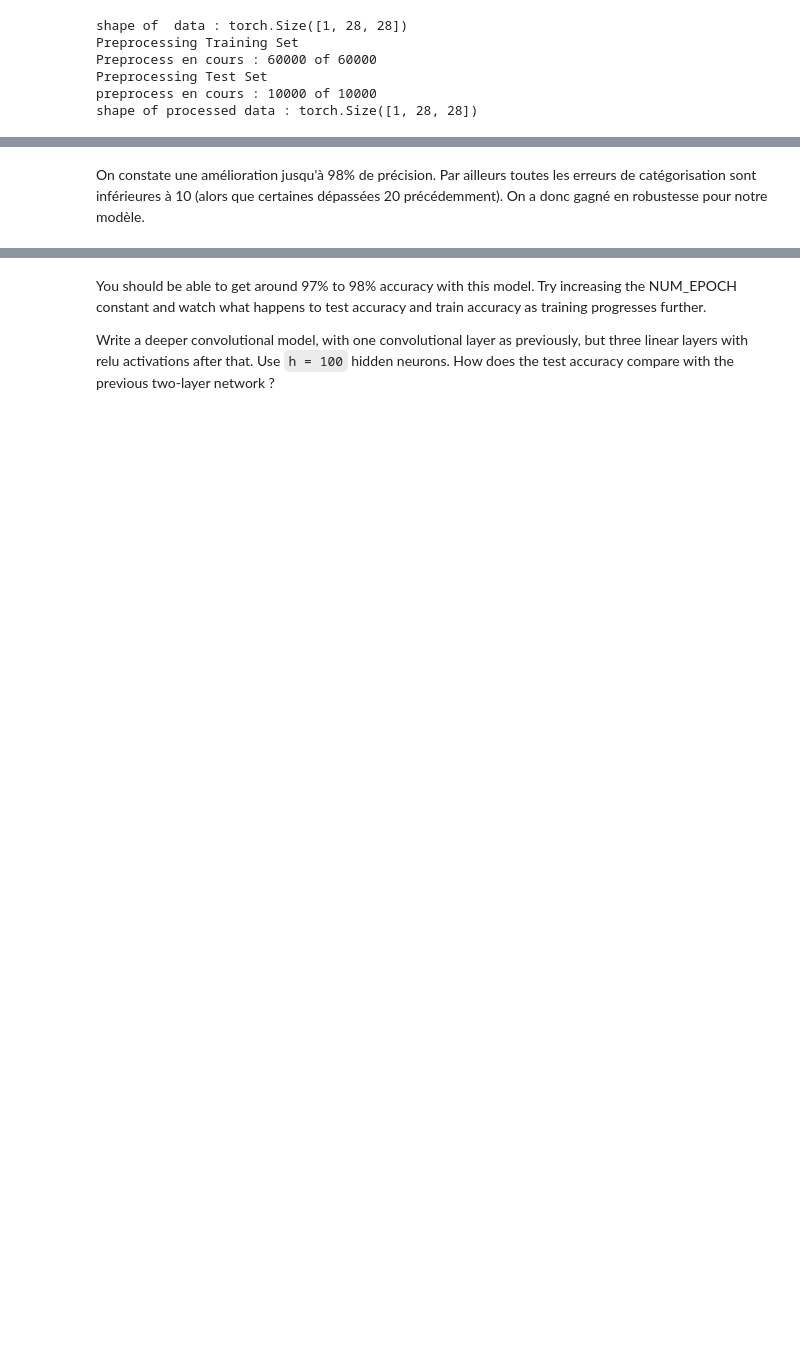
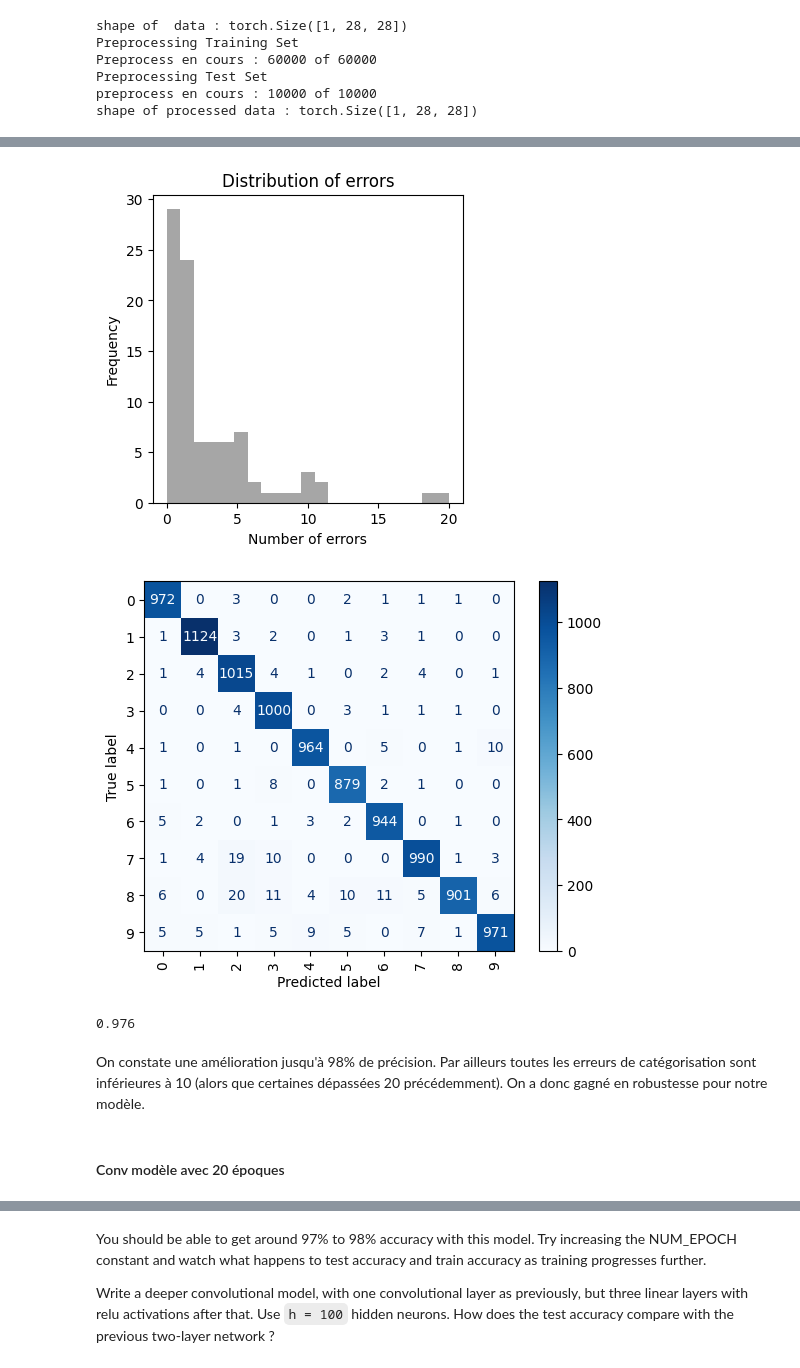
Before and after one commit to PaulToudret/ensae_dl_pw1, a Jupyter notebook: notebook.ipynb, the cells around one changed output, grey strips where cells are left out. Drawn from its saved outputs; the diff is of its cells as text; code cells hidden in the pictures; blank space fills up the shorter version.

```diff
--- a/notebook.ipynb
+++ b/notebook.ipynb
@@ -542,14 +543,14 @@ class ConvModel(torch.nn.Module):
 # %%
-conv = ConvModel()
+conv_5 = ConvModel()
 
 NUM_EPOCH = 5
 
 opti, loss = train(
-    model=conv,
+    model=conv_5,
     epoch=NUM_EPOCH,
     criterion=nn.CrossEntropyLoss(),
     training_data=conv_train,
-    optimizer=torch.optim.SGD(conv.parameters(), lr=0.01, momentum=0.9),
+    optimizer=torch.optim.SGD(conv_5.parameters(), lr=0.01, momentum=0.9),
     batch_size=50
     )
 print(loss)
@@ -574,11 +571,17 @@ torch.Size([1, 10])
 # %%
 accuracy = test(
-    model = conv,
+    model = conv_5,
     test_data=conv_test,
     show_matrix=True,
     show_distribution=True
 )
 print(accuracy)
+# %% [output]
+[figure, added]
+[figure, added]
+0.976
 # %% [markdown]
 On constate une amélioration jusqu'à 98% de précision. Par ailleurs toutes les erreurs de catégorisation sont inférieures à 10 (alors que certaines dépassées 20 précédemment). On a donc gagné en robustesse pour notre modèle.
+# %% [markdown]
+#### Conv modèle avec 20 époques
 # %%
```
Also changed, not shown: parts of 27 cells of this notebook.
